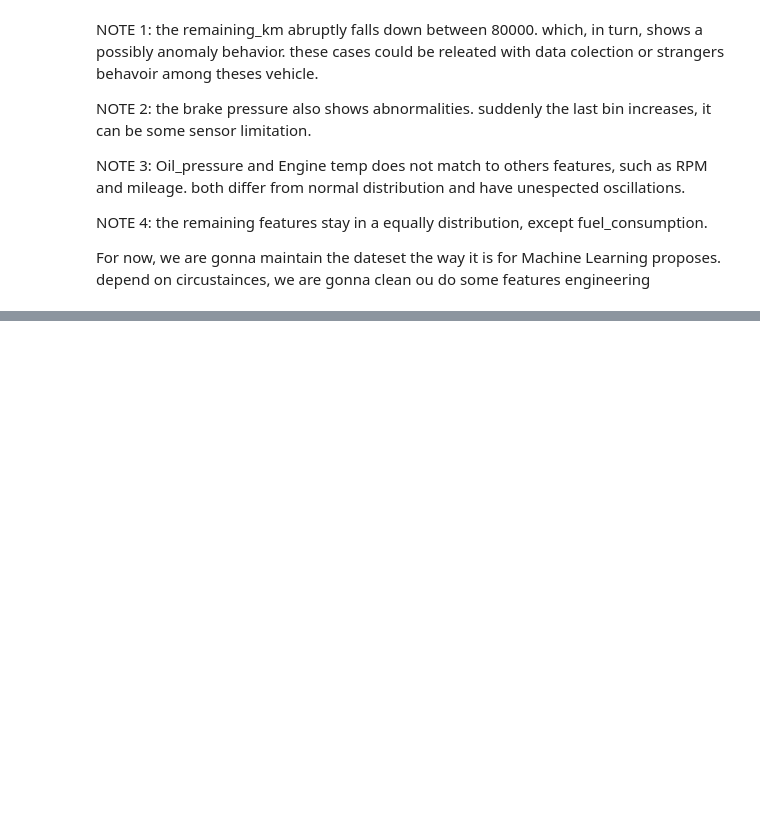
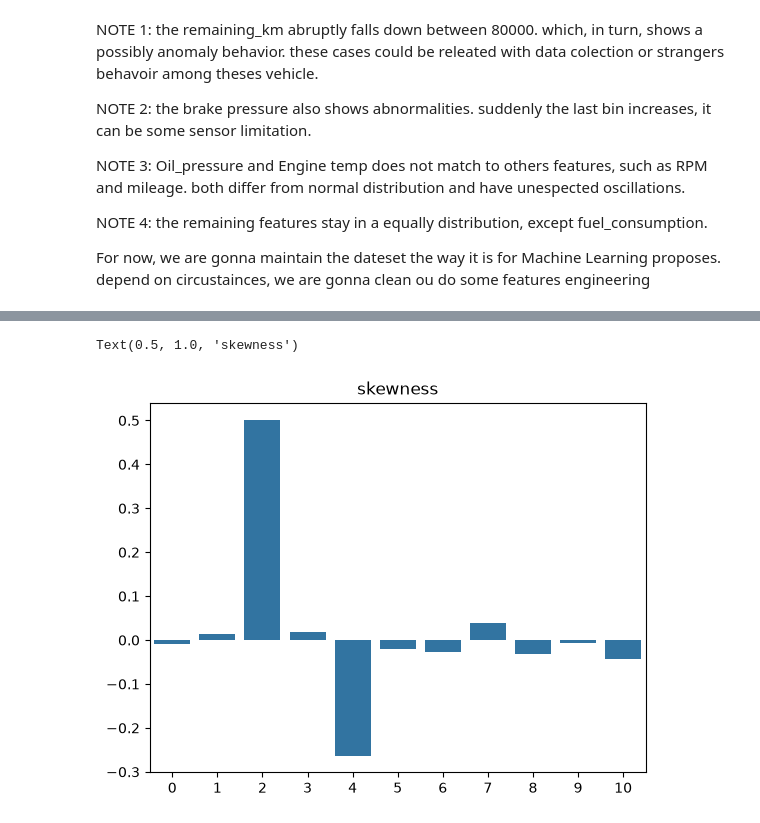
Before and after one commit to ArthurMartins1221/automobile-maintenance-predition, a Jupyter notebook: data_analysis.ipynb, the cells around one changed output, grey strips where cells are left out. Saved outputs shown, nothing was run; the diff lists cells and outputs as text; code cells hidden in the pictures; blank space fills up the shorter version.

```diff
--- a/data_analysis.ipynb
+++ b/data_analysis.ipynb
@@ -87,3 +70,6 @@ NOTE 4: the remaining features stay in a equally distribution, except fuel_consu
 
 
 For now, we are gonna maintain the dateset the way it is for Machine Learning proposes. depend on circustainces, we are gonna clean ou do some features engineering
+# %%
+skewness = dados.skew(numeric_only=True)
+skewness
@@ -89,0 +89,10 @@ For now, we are gonna maintain the dateset the way it is for Machine Learning pr
+# %%
+import matplotlib.pyplot as plt
+import seaborn as sns
+
+
+sns.barplot(skewness.values)
+plt.title("skewness")
+# %% [output]
+Text(0.5, 1.0, 'skewness')
+[figure, added]
```
Also changed, not shown: parts of 3 cells of this notebook, 2 other files.
